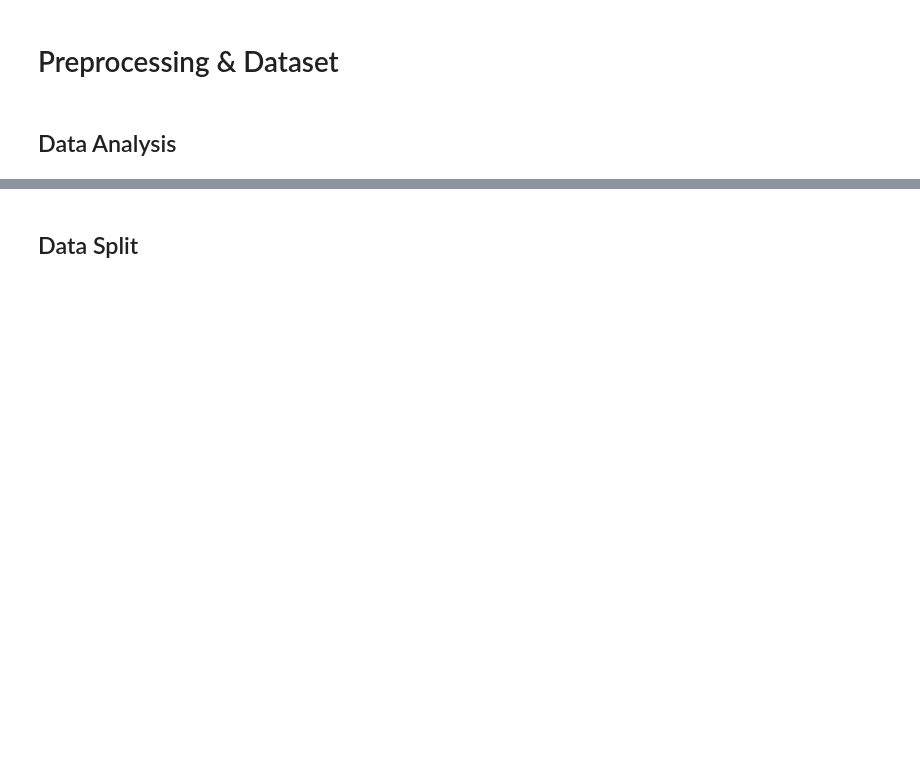
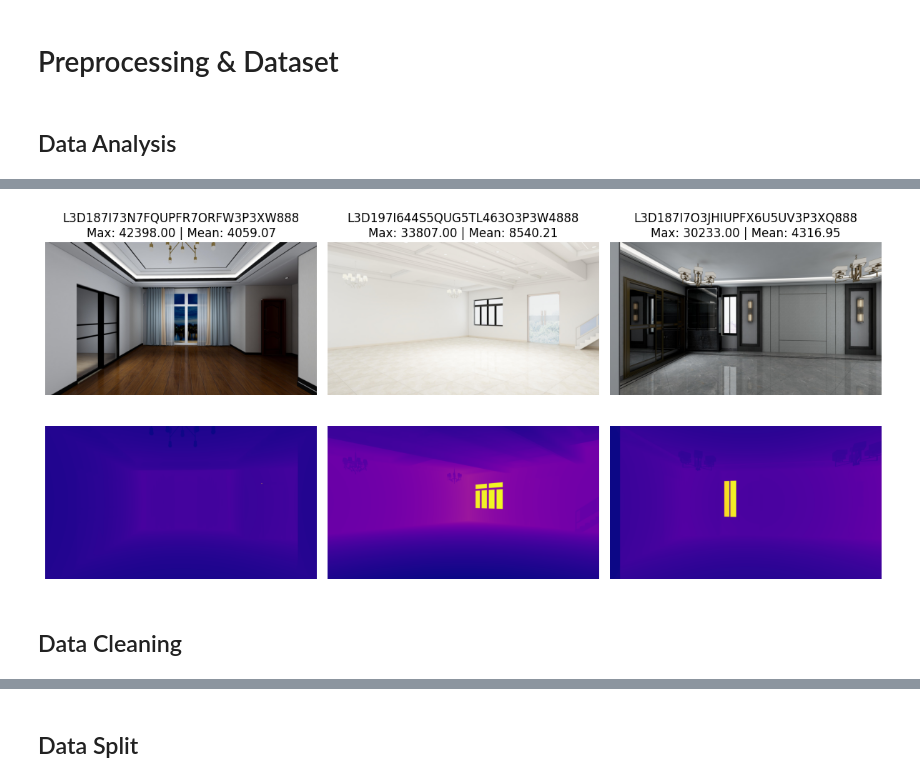
Before and after one commit to ynkf/HSLU.DSPRO2.Beyond2D, a Jupyter notebook: training.ipynb, the cells around one changed output, grey strips where cells are left out. Cells and saved outputs as stored; diff of their text form; code cells hidden in the pictures; blank space fills up the shorter version.

```diff
--- a/training.ipynb
+++ b/training.ipynb
@@ -137,39 +153,46 @@ df.sort_values(by='max_depth', ascending=False).head()
 # %%
 scenes_root = r'C:\\Users\\timon\\git\\HSLU.DSPRO2.Beyond2D\\data\\DeepFurniture\\uncompressed_data\\scenes'
 
 # Sort by max_depth in descending order and get top 5 entries
 top_images = df.sort_values(by='max_depth', ascending=False).head(5)
 
 # Create a 2-row subplot: top = RGB, bottom = Depth
-fig, axes = plt.subplots(nrows=2, ncols=5, figsize=(18, 6))
+fig, axes = plt.subplots(nrows=2, ncols=3, figsize=(12, 6))
 
 for i, row in enumerate(top_images.itertuples(), start=0):
+    if i in [0, 1]:
+        continue
+
     image_id = row.image_id
     folder_path = os.path.join(scenes_root, str(image_id))
     rgb_path = os.path.join(folder_path, 'image.jpg')
     depth_path = os.path.join(folder_path, 'depth.png')
 
     # Load and plot RGB image
     if os.path.exists(rgb_path):
         rgb_img = Image.open(rgb_path)
-        axes[0, i].imshow(rgb_img)
-        axes[0, i].set_title(f'{image_id}\nMax: {row.max_depth:.2f} | Mean: {row.mean_depth:.2f}')
-        axes[0, i].axis('off')
+        axes[0, i - 2].imshow(rgb_img)
+        axes[0, i - 2].set_title(f'{image_id}\nMax: {row.max_depth:.2f} | Mean: {row.mean_depth:.2f}')
+        axes[0, i - 2].axis('off')
     else:
-        axes[0, i].set_visible(False)
+        axes[0, i - 2].set_visible(False)
         print(f"RGB image not found: {rgb_path}")
 
     # Load and plot depth image (as grayscale)
     if os.path.exists(depth_path):
         depth_img = Image.open(depth_path)
-        axes[1, i].imshow(depth_img, cmap='plasma')
-        axes[1, i].axis('off')
+        axes[1, i - 2].imshow(depth_img, cmap='plasma')
+        axes[1, i - 2].axis('off')
     else:
-        axes[1, i].set_visible(False)
+        axes[1, i - 2].set_visible(False)
         print(f"Depth image not found: {depth_path}")
 
 plt.tight_layout()
 plt.show()
+# %% [output]
+[figure, added]
+# %% [markdown]
+## Data Cleaning
 # %%
 # Filter out entries with max_depth > 20000
 df_filtered = df[df['max_depth'] <= 20000]
```
Also changed, not shown: parts of 23 cells of this notebook.
